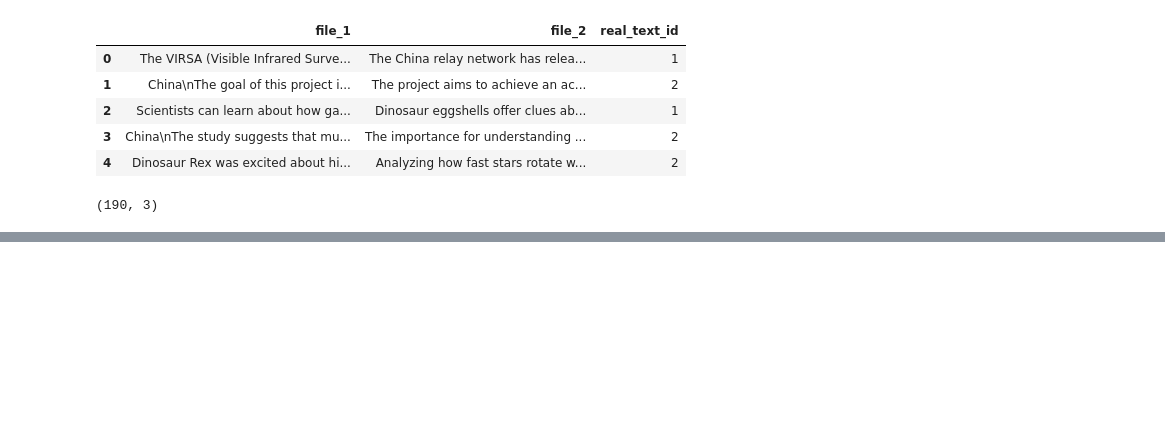
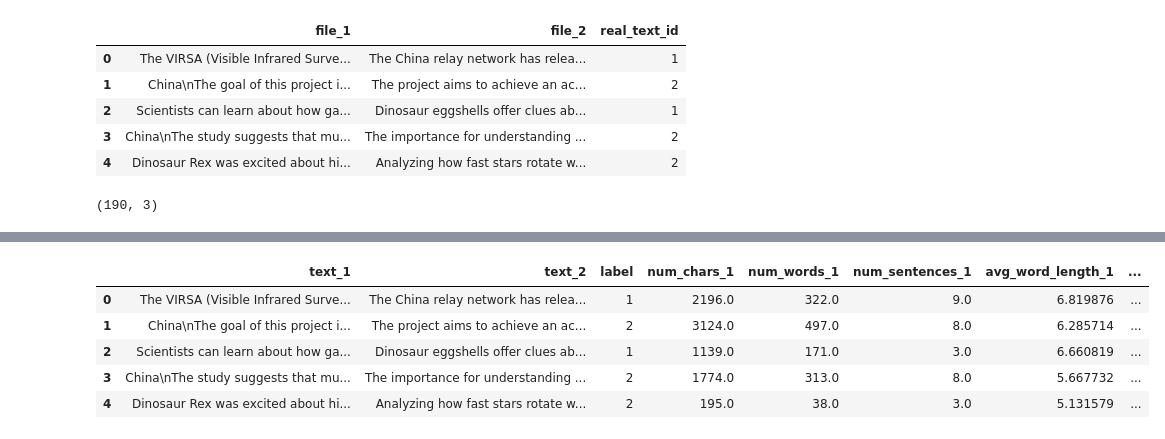
Before and after one commit to bdk-333/Fake-or-LLM-generated-summary, a Jupyter notebook: notebooks/Feature_Eng.ipynb, the cells around one changed output, grey strips where cells are left out. Saved outputs shown, nothing was run; the diff lists cells and outputs as text; code cells hidden in the pictures; blank space fills up the shorter version.

```diff
--- a/notebooks/Feature_Eng.ipynb
+++ b/notebooks/Feature_Eng.ipynb
@@ -46,0 +49,22 @@ final.rename(columns={'file_1': 'text_1', 'file_2': 'text_2', 'real_text_id': 'l
+# %%
+import nltk
+nltk.download('punkt_tab')
+
+# redefine the feature extractor to return the features dict
+def generate_features(text):
+    features = {}
+    features['num_chars'] = len(text)
+    features['num_words'] = len(word_tokenize(text))
+    features['num_sentences'] = len(sent_tokenize(text))
+    features['avg_word_length'] = features['num_chars'] / features['num_words'] if features['num_words'] > 0 else 0
+    features['avg_sentence_length'] = features['num_words'] / features['num_sentences'] if features['num_sentences'] > 0 else 0
+    return features
+
+# recompute features now that the function returns properly (overwrites previous variables)
+features_1 = final['text_1'].fillna('').astype(str).apply(generate_features).apply(pd.Series).add_suffix('_1')
+features_2 = final['text_2'].fillna('').astype(str).apply(generate_features).apply(pd.Series).add_suffix('_2')
+# join features back to the dataframe
+final = pd.concat([final, features_1, features_2], axis=1)
+
+final.head()
+# %% [output]
@@ -46,0 +74,6 @@ final.rename(columns={'file_1': 'text_1', 'file_2': 'text_2', 'real_text_id': 'l
+|  | text_1 | text_2 | label | num_chars_1 | num_words_1 | num_sentences_1 | avg_word_length_1 | ... |
+| 0 | The VIRSA (Visible Infrared Surve... | The China relay network has relea... | 1 | 2196.0 | 322.0 | 9.0 | 6.819876 | ... |
+| 1 | China\nThe goal of this project i... | The project aims to achieve an ac... | 2 | 3124.0 | 497.0 | 8.0 | 6.285714 | ... |
+| 2 | Scientists can learn about how ga... | Dinosaur eggshells offer clues ab... | 1 | 1139.0 | 171.0 | 3.0 | 6.660819 | ... |
+| 3 | China\nThe study suggests that mu... | The importance for understanding ... | 2 | 1774.0 | 313.0 | 8.0 | 5.667732 | ... |
+| 4 | Dinosaur Rex was excited about hi... | Analyzing how fast stars rotate w... | 2 | 195.0 | 38.0 | 3.0 | 5.131579 | ... |
```
Also changed, not shown: parts of 8 cells of this notebook, 6 other files.
